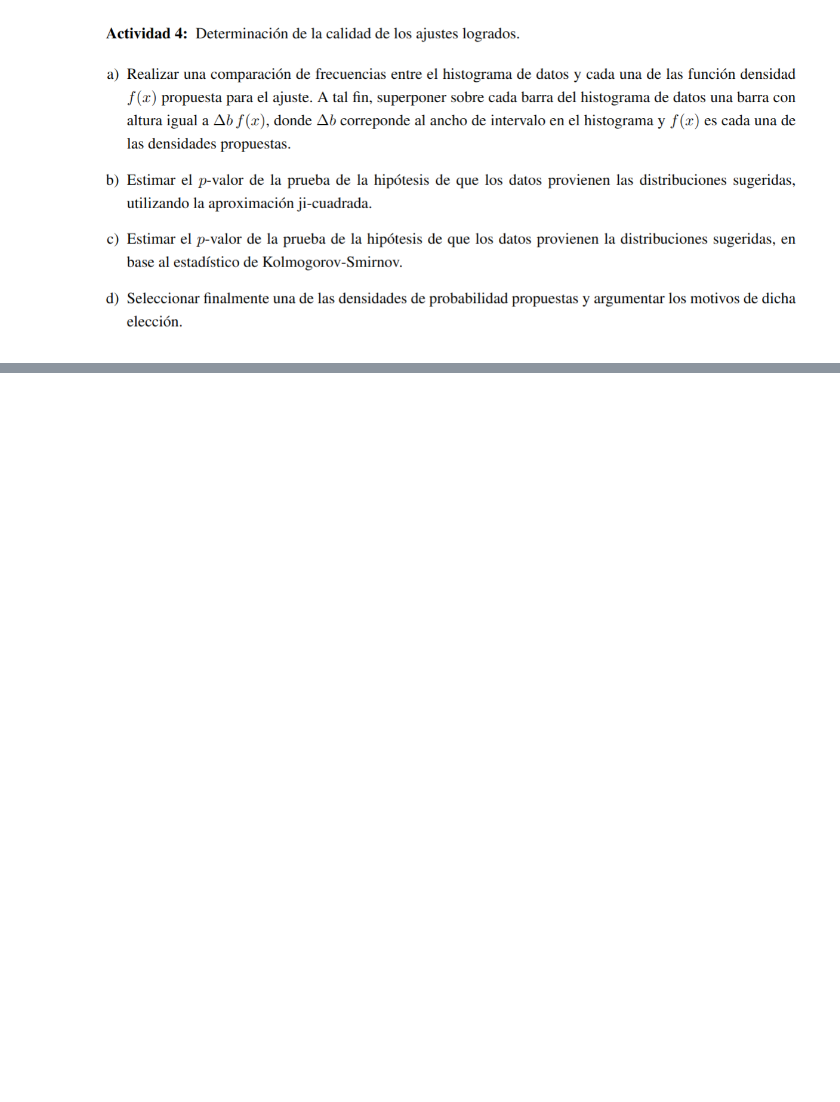
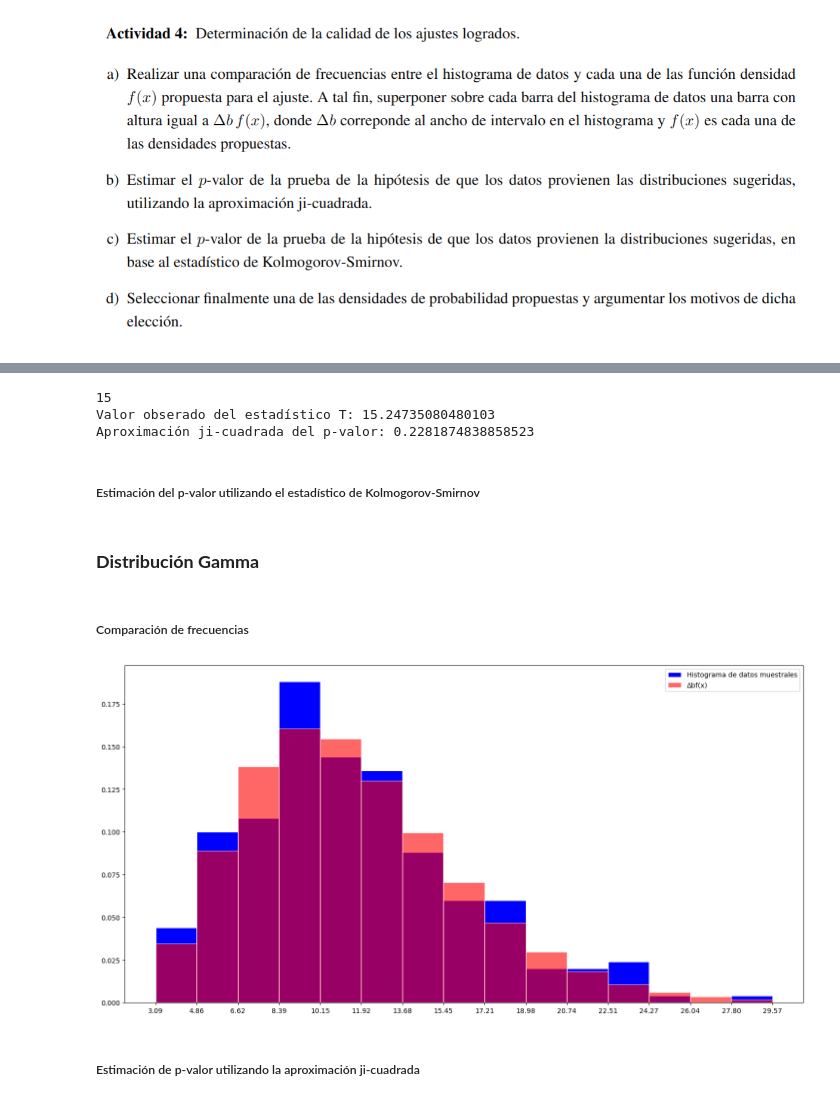
Before and after one commit to basbenja/TP-Modelos-y-Simulacion-2023, a Jupyter notebook: bas-mondejar.ipynb, the cells around one changed output, grey strips where cells are left out. Cells and saved outputs as stored; diff of their text form; code cells hidden in the pictures; blank space fills up the shorter version.

Commit message:
Avance ejercicio 4, gamma implementada

```diff
--- a/bas-mondejar.ipynb
+++ b/bas-mondejar.ipynb
@@ -217,0 +271,35 @@ plt.show()
+# %%
+# Extremos derechos de los intervalos para agrupar los datos
+extremos_ji_2 = extremos[:-2]
+
+# Cantidad de intervalos
+k = len(extremos_ji_2) + 1
+
+# Calculamos la frecuencia en cada intervalo
+N = np.zeros(k, dtype=int)
+N[0] = 0
+N[1:k-1] = cantidades[:-2]
+N[k-1] = cantidades[-1]
+
+# Calculamos las p_i: probabilidad dada por la distribución F de que la variable
+# esté en el i-ésimo intervalo (en este caso F es la función de distribución
+# acumulada de una lognormal de parámetros mu=est_mu, sigma=est_sigma)
+p = np.zeros(k, dtype=float)
+p[0] = lognorm_H0.cdf(extremos_ji_2[0])
+for i in range(1, k-1):
+    p[i] = lognorm_H0.cdf(extremos_ji_2[i]) - lognorm_H0.cdf(extremos_ji_2[i-1])
+p[k-1] = 1 - lognorm_H0.cdf(extremos_ji_2[-1])
+
+# Estadístico ji-cuadrado
+t = T_chi_2(k, tam_muestral, p, N)
+print(f'Valor obserado del estadístico T: {t}')
+
+# Aproximación del p-valor
+p_valor = 1 - chi2.cdf(t, k-1-2)
+print(f'Aproximación ji-cuadrada del p-valor: {p_valor}')
+# %% [output]
+15
+Valor obserado del estadístico T: 15.24735080480103
+Aproximación ji-cuadrada del p-valor: 0.2281874838858523
+# %% [markdown]
+##### Estimación del p-valor utilizando el estadístico de Kolmogorov-Smirnov
@@ -217,0 +330,20 @@ plt.show()
+# %% [markdown]
+### **Distribución Gamma**
+# %%
+gamma_alfa_beta = lambda alfa,beta: gamma(a=alfa, scale=beta)
+gamma_H0 = gamma_alfa_beta(alfa=_alfa, beta=_beta)
+# %% [markdown]
+##### Comparación de frecuencias
+# %%
+fig, ax = plt.subplots(figsize=[18,9])
+histograma(ax, alturas=proporciones, color='blue', transparencia=1,
+    label='Histograma de datos muestrales')
+
+puntos_medios = [(extremos[i] + extremos[i+1])/2 for i in range (len(extremos)-1)]
+alturas_delta_b_f =  gamma_H0.pdf(puntos_medios) * ancho
+histograma(ax, alturas=alturas_delta_b_f, color='red', transparencia=0.6,
+    label='Δbf(x)')
+
+plt.show()
+# %% [output]
+[figure, added]
@@ -217,0 +353,2 @@ plt.show()
+# %% [markdown]
+##### Estimación de p-valor utilizando la aproximación ji-cuadrada
```
Also changed, not shown: parts of 25 cells of this notebook.
